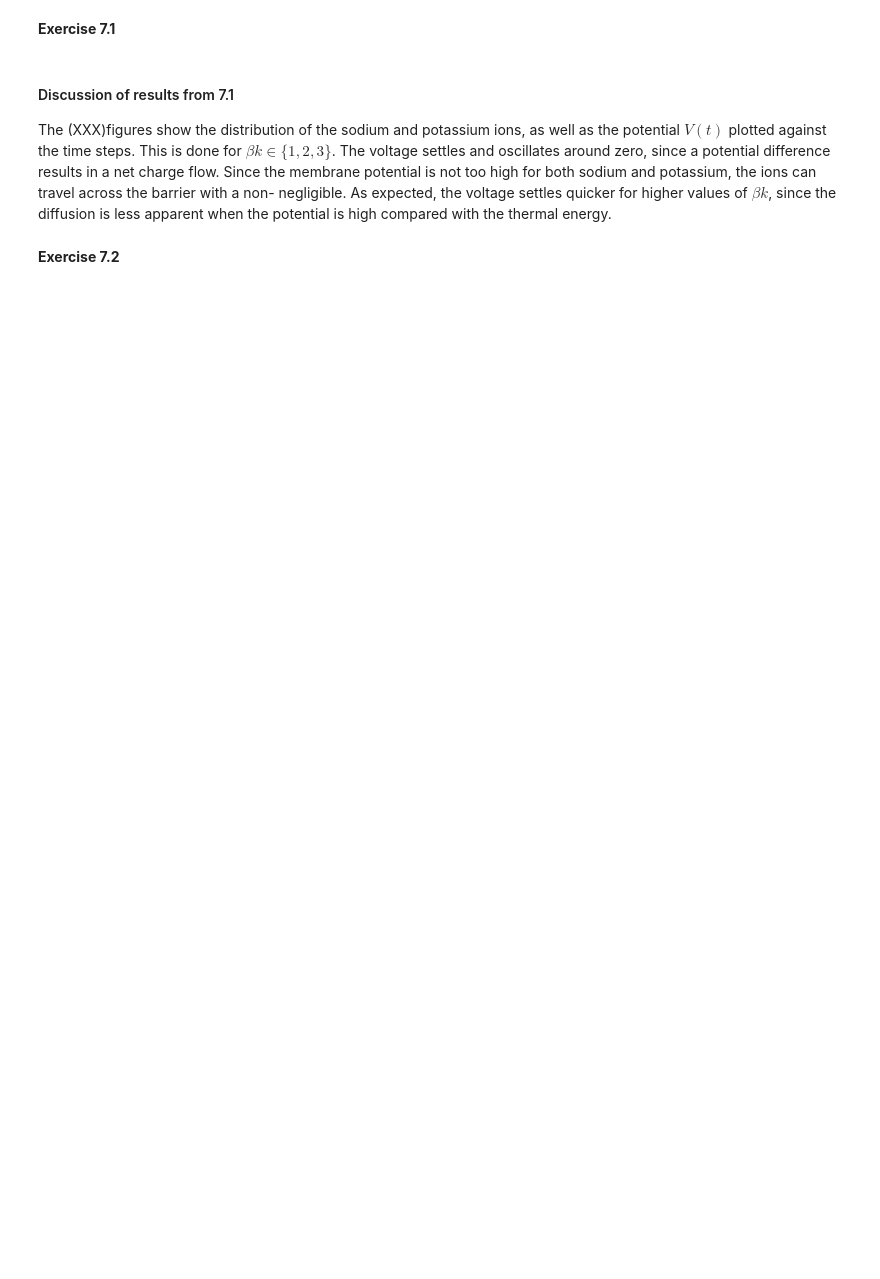
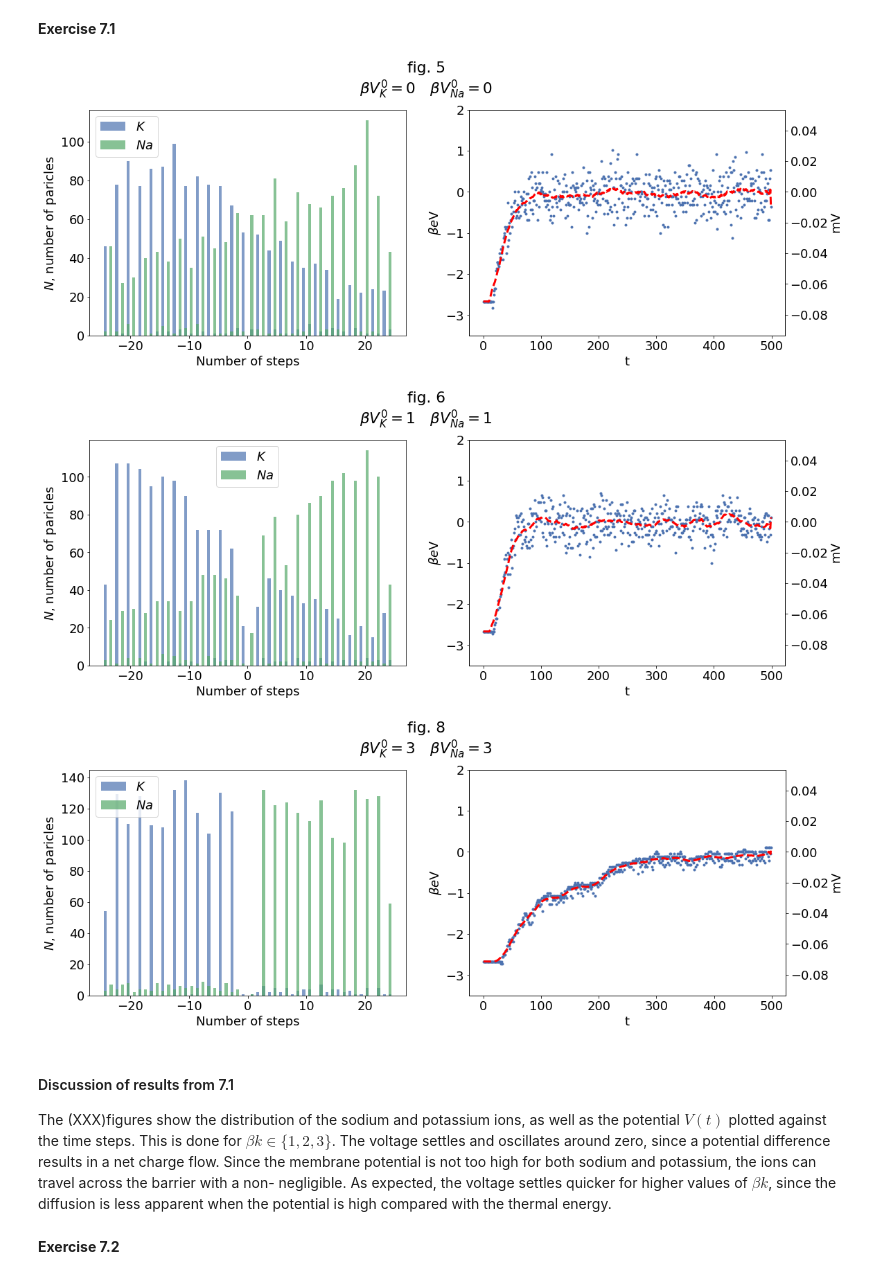
Before and after one commit to martkjoh/VitBer3, a Jupyter notebook: VitBer3.ipynb, the cells around one changed output. Drawn from its saved outputs; the diff is of its cells as text; code cells hidden in the pictures; blank space fills up the shorter version.

Commit message:
Added smoothing function

```diff
--- a/VitBer3.ipynb
+++ b/VitBer3.ipynb
@@ -452,6 +461,19 @@ def randomWalkCell(startPos, NKEnv, NNaEnv, NKCell, NNaCell, betaVK, betaVNa, t,
 
     return posK, posNa, tArr, VtArr
 # %%
+def smooth(V, n):
+    Vs = np.zeros_like(V)
+    Vs[0] += V[0]
+    Vs[-1] += V[-1]
+    for i in range(1, len(V) - 1):
+        if i < n:
+            Vs[i] = np.sum(V[:2 * i]) / (2 * i)
+        elif i > len(V) - n:
+            Vs[i] = np.sum(V[-2 * (len(V) - i): -1]) / (2 * (len(V) - i) - 1)
+        else:
+            Vs[i] = np.sum(V[i - n: i + n]) / (2 * n)
+    return Vs
+
 def plotPos(ax, pos, legend):
     ax.hist(pos, bins = 100, alpha = 0.7, label = legend)
     ax.set_xlabel("Number of steps")
@@ -459,8 +481,10 @@ def plotPos(ax, pos, legend):
     ax.legend()
     return ax
 
-def plotVoltage(ax, V, t):
-    ax.plot(V, t, label = "$V(t)")
+def plotVoltage(ax, t, V):
+    ax.plot(t, V, ".", label = "$V(t)$")
+    Vs = smooth(V, 15)
+    ax.plot(t, Vs, "--r", linewidth = 3)
     ax.set_xlabel("t")
     ax.set_ylabel("$\\beta e \\mathrm{V}$")
     ax.set_ylim((-3.5, 2))
@@ -487,11 +515,15 @@ def plotRWCell(posK, posNa, tArr, VtArr, betaV0K, betaV0Na, figNo = 0):
 # %%
 # Assume beta betaVCK = betaVCNa = betaV0, and do the calculation for betaV0 = {0, 1, 3}
 # We observe that the voltage for all values of betaV0 settles at Vt = 0, and oscillates back and forth around this value.
-t = 200
+t = 500
 
 for betaV0 in (0, 1, 3):
     args = randomWalkCell(L / 4, NKEnv, NNaEnv, NKCell, NNaCell, betaV0, betaV0, t, pump = False, action = False)
     plotRWCell(*args, betaV0, betaV0, figNo = 5 + betaV0)
+# %% [output]
+[figure, added]
+[figure, added]
+[figure, added]
 # %% [markdown]
 #### Discussion of results from 7.1
 The (XXX)figures show the distribution of the sodium and  potassium ions, as well as the potential $V(t)$ plotted against the time steps. This is done for $ \beta k \in    \{1,2,3 \}$.
```
Also changed, not shown: parts of 11 cells of this notebook.
